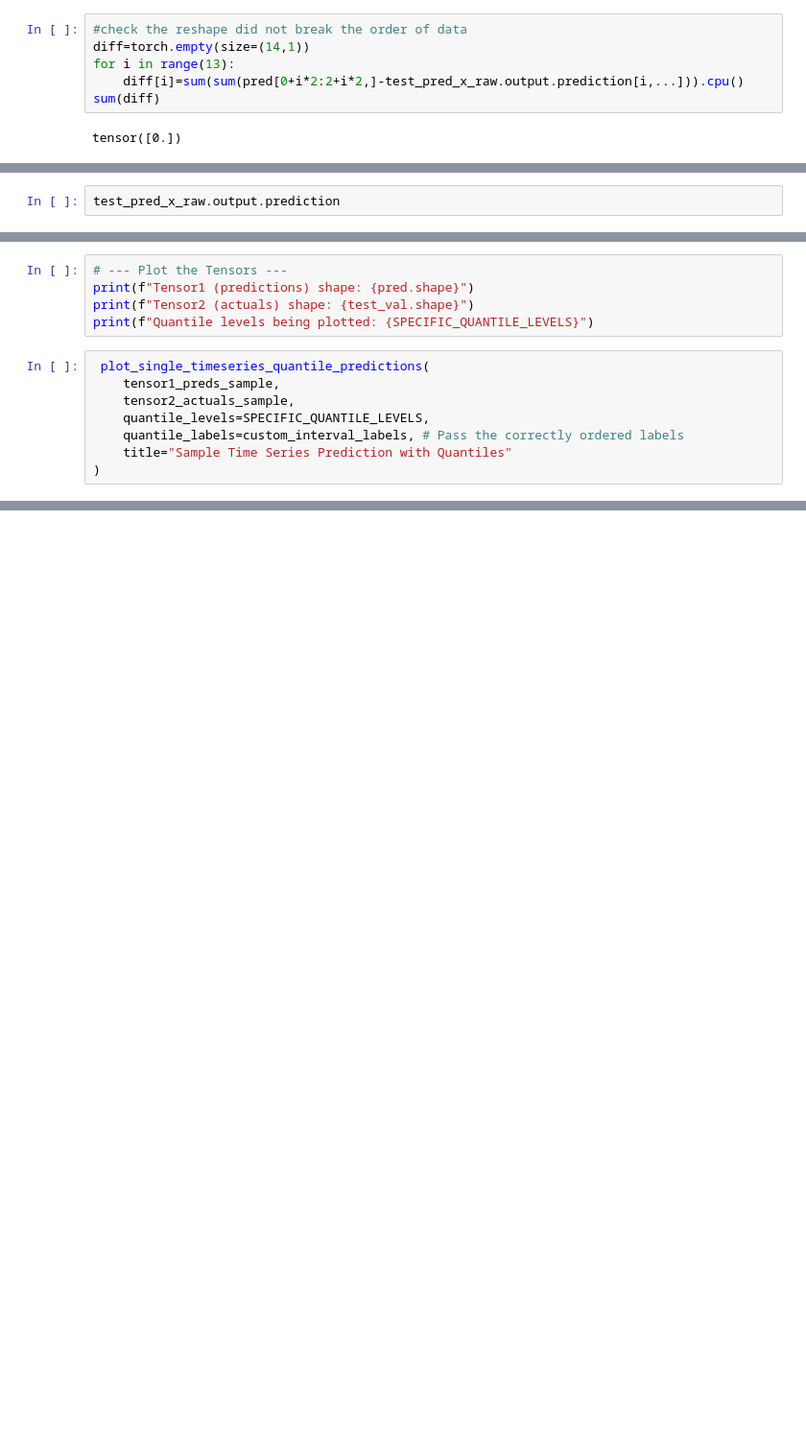
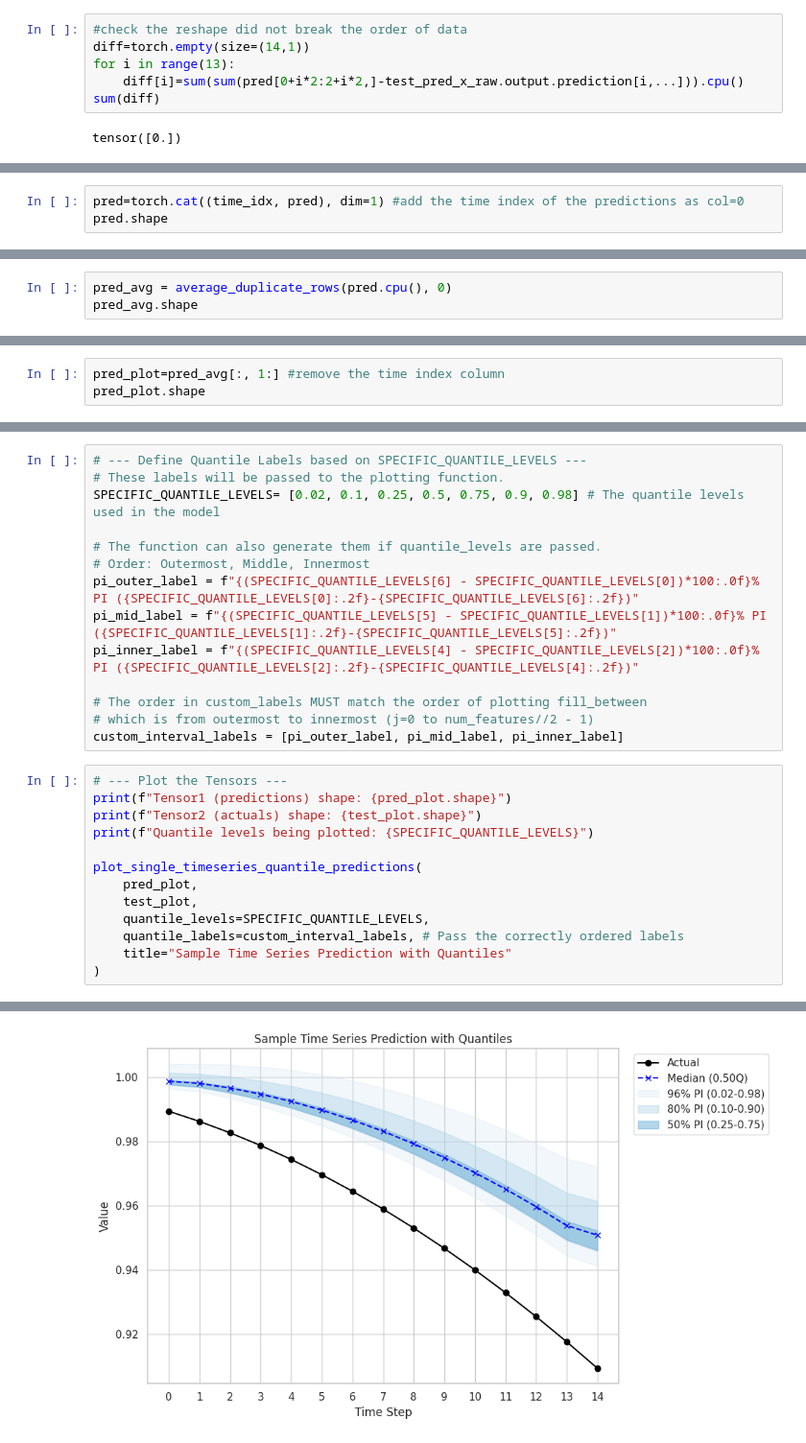
Before and after one commit to dsjinx/pytorch_forecasting, a Jupyter notebook: tft_toy.ipynb, the cells around one changed output, grey strips where cells are left out. Shown: that part at 96% size. Cells and saved outputs as stored; diff of their text form; blank space fills up the shorter version.

```diff
--- a/tft_toy.ipynb
+++ b/tft_toy.ipynb
@@ -544,3 +498,4 @@ tensor([0.])
 # %%
-test_pred_x_raw.output.prediction
+pred=torch.cat((time_idx, pred), dim=1) #add the time index of the predictions as col=0
+pred.shape
 # %% [output]
@@ -583,0 +568,3 @@ tensor([[0.9409, 0.9460, 0.9463, 0.9506, 0.9520, 0.9611, 0.9720],
+# %%
+pred_avg = average_duplicate_rows(pred.cpu(), 0)
+pred_avg.shape
@@ -583,0 +573,3 @@ tensor([[0.9409, 0.9460, 0.9463, 0.9506, 0.9520, 0.9611, 0.9720],
+# %%
+pred_plot=pred_avg[:, 1:] #remove the time index column
+pred_plot.shape
@@ -584,13 +596,28 @@ tensor([[0.9409, 0.9460, 0.9463, 0.9506, 0.9520, 0.9611, 0.9720],
 # %%
-# --- Plot the Tensors ---
-print(f"Tensor1 (predictions) shape: {pred.shape}")
-print(f"Tensor2 (actuals) shape: {test_val.shape}")
-print(f"Quantile levels being plotted: {SPECIFIC_QUANTILE_LEVELS}")
+# --- Define Quantile Labels based on SPECIFIC_QUANTILE_LEVELS ---
+# These labels will be passed to the plotting function.
+SPECIFIC_QUANTILE_LEVELS= [0.02, 0.1, 0.25, 0.5, 0.75, 0.9, 0.98] # The quantile levels used in the model
+
+# The function can also generate them if quantile_levels are passed.
+# Order: Outermost, Middle, Innermost
+pi_outer_label = f"{(SPECIFIC_QUANTILE_LEVELS[6] - SPECIFIC_QUANTILE_LEVELS[0])*100:.0f}% PI ({SPECIFIC_QUANTILE_LEVELS[0]:.2f}-{SPECIFIC_QUANTILE_LEVELS[6]:.2f})"
+pi_mid_label = f"{(SPECIFIC_QUANTILE_LEVELS[5] - SPECIFIC_QUANTILE_LEVELS[1])*100:.0f}% PI ({SPECIFIC_QUANTILE_LEVELS[1]:.2f}-{SPECIFIC_QUANTILE_LEVELS[5]:.2f})"
+pi_inner_label = f"{(SPECIFIC_QUANTILE_LEVELS[4] - SPECIFIC_QUANTILE_LEVELS[2])*100:.0f}% PI ({SPECIFIC_QUANTILE_LEVELS[2]:.2f}-{SPECIFIC_QUANTILE_LEVELS[4]:.2f})"
+
+# The order in custom_labels MUST match the order of plotting fill_between
+# which is from outermost to innermost (j=0 to num_features//2 - 1)
+custom_interval_labels = [pi_outer_label, pi_mid_label, pi_inner_label]
 # %%
- plot_single_timeseries_quantile_predictions(
-    tensor1_preds_sample,
-    tensor2_actuals_sample,
+# --- Plot the Tensors ---
+print(f"Tensor1 (predictions) shape: {pred_plot.shape}")
+print(f"Tensor2 (actuals) shape: {test_plot.shape}")
+print(f"Quantile levels being plotted: {SPECIFIC_QUANTILE_LEVELS}")
+
+plot_single_timeseries_quantile_predictions(
+    pred_plot,
+    test_plot,
     quantile_levels=SPECIFIC_QUANTILE_LEVELS,
     quantile_labels=custom_interval_labels, # Pass the correctly ordered labels
     title="Sample Time Series Prediction with Quantiles"
 )
+# %% [output]
@@ -596,0 +627 @@ print(f"Quantile levels being plotted: {SPECIFIC_QUANTILE_LEVELS}")
+[figure, added]
```
Also changed, not shown: parts of 23 cells of this notebook.
